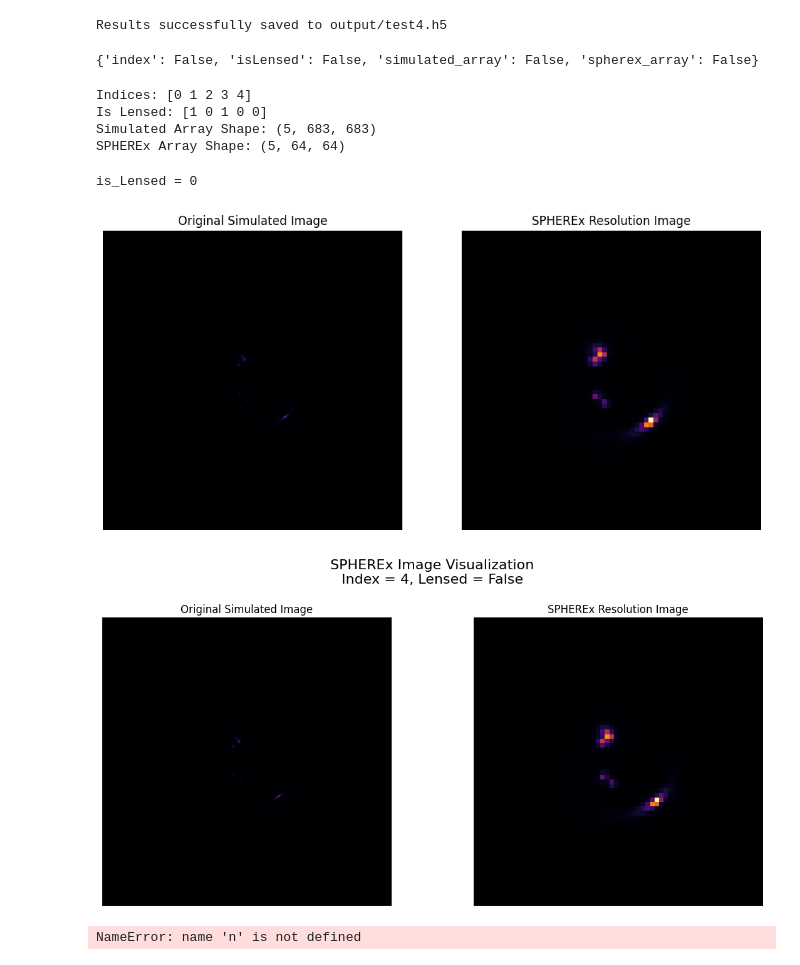
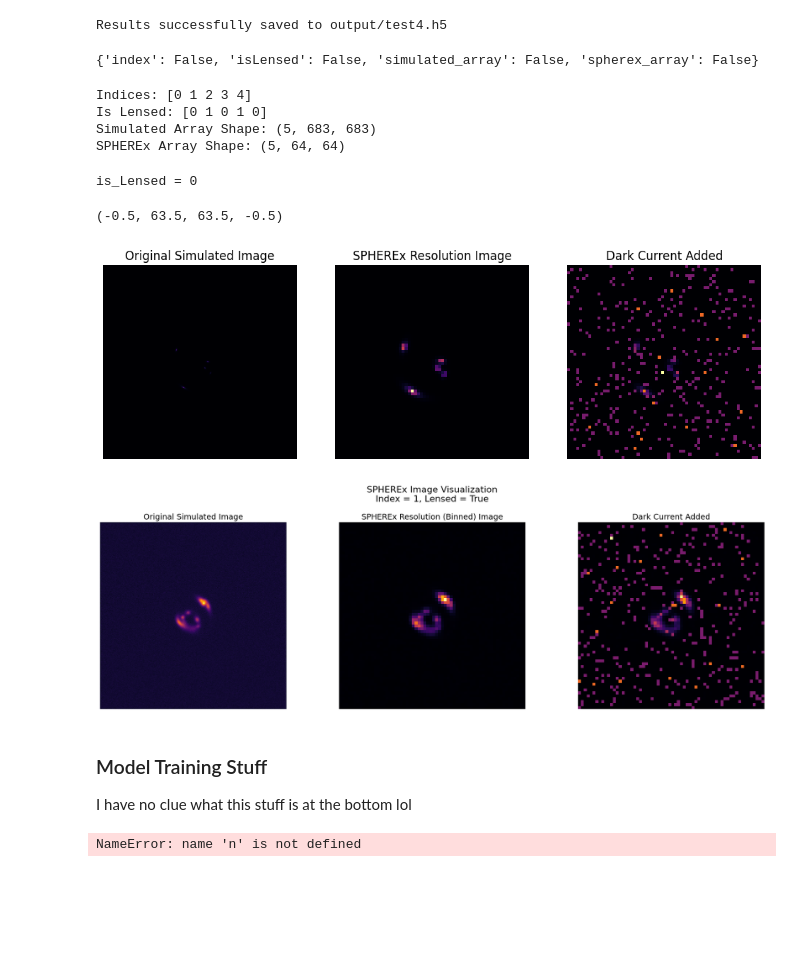
Before and after one commit to moomanchuu/SPHEREx-ML-marco-jame-proj, a Jupyter notebook: SPHERExMLProjectv2.ipynb, the cells around one changed output. Drawn from its saved outputs; the diff is of its cells as text; code cells hidden in the pictures; blank space fills up the shorter version.

```diff
--- a/SPHERExMLProjectv2.ipynb
+++ b/SPHERExMLProjectv2.ipynb
@@ -118,57 +133,72 @@ def compare_lines(data, index1, index2):
             comparison[key] = line1[key] == line2[key]
 
     return comparison
-# %%
-comparison_result = compare_lines(results, 0, 4)
-print(comparison_result)
-# %% [output]
-{'index': False, 'isLensed': False, 'simulated_array': False, 'spherex_array': False}
+# %%
+#Run this cell, and the two cells above this to verify if Multiprocessing works. As of 1/2/2025, it works
+comparison_result = compare_lines(results, 0, 4)
+print(comparison_result)
+# %% [output]
+{'index': False, 'isLensed': False, 'simulated_array': False, 'spherex_array': False}
 # %%
 import h5py
 with h5py.File("output/test5.h5", "r") as hdf:
     indices = hdf["indices"][:]
     is_lensed = hdf["isLensed"][:]
     simulated_arrays = hdf["simulated_arrays"][:]
-    spherex_arrays = hdf["spherex_arrays"][:]
+    spherexBinned_arrays = hdf["SPHEREx_Array_binned"][:]
+    spherexDC_arrays = hdf["SPHEREx_Array_dc"][:]
+
 
 print("Indices:", indices)
 print("Is Lensed:", is_lensed)
 print("Simulated Array Shape:", simulated_arrays.shape)
-print("SPHEREx Array Shape:", spherex_arrays.shape)
+print("SPHEREx Array Shape:", spherexBinned_arrays.shape)
 # %% [output]
 Indices: [0 1 2 3 4]
-Is Lensed: [1 0 1 0 0]
+Is Lensed: [0 1 0 1 0]
 Simulated Array Shape: (5, 683, 683)
 SPHEREx Array Shape: (5, 64, 64)
 # %%
 idx = 4
+print(f'is_Lensed = {is_lensed[idx]}')
 
-fig, axes = plt.subplots(1, 2, figsize=(12, 6))
+fig, axes = plt.subplots(1, 3, figsize=(12, 6))
 #fig.suptitle(f"SPHEREx Image Visualization\nIndex = {indice}, Lensed = {lensed_status}", fontsize=16)
 
 axes[0].imshow(simulated_arrays[idx], cmap="inferno")
 axes[0].set_title("Original Simulated Image")
 axes[0].axis("off")
 
-axes[1].imshow(spherex_arrays[idx], cmap="inferno")
+axes[1].imshow(spherexBinned_arrays[idx], cmap="inferno")
 axes[1].set_title("SPHEREx Resolution Image")
 axes[1].axis("off")
-print(f'is_Lensed = {is_lensed[idx]}')
+
+axes[2].imshow(spherexDC_arrays[idx], cmap="inferno")
+axes[2].set_title("Dark Current Added")
+axes[2].axis("off")
 
 #okay something is clearly wrong....
 # %% [output]
 is_Lensed = 0
+(-0.5, 63.5, 63.5, -0.5)
-[figure, old version]
+[figure, new version]
 # %%
-SPHEREx.plot_spherex_data(
+idx = 1
+
+SPHEREx.plotSPHERExData(
     indices=indices,
     is_lensed=is_lensed,
     simulated_arrays=simulated_arrays,
-    spherex_arrays=spherex_arrays,
-    indice=4  # Specify the index to plot
+    spherexBinnedArrays=spherexBinned_arrays,
+    spherexDC_arrays=spherexDC_arrays,
+    indice=idx # Specify the index to plot
 )
 # %% [output]
-[figure, old version]
+[figure, new version]
+# %% [markdown]
+### Model Training Stuff
+
+I have no clue what this stuff is at the bottom lol
 # %%
 %%script false --no-raise-error
 n = 5
```
Also changed, not shown: parts of 10 cells of this notebook, 3 other files.
